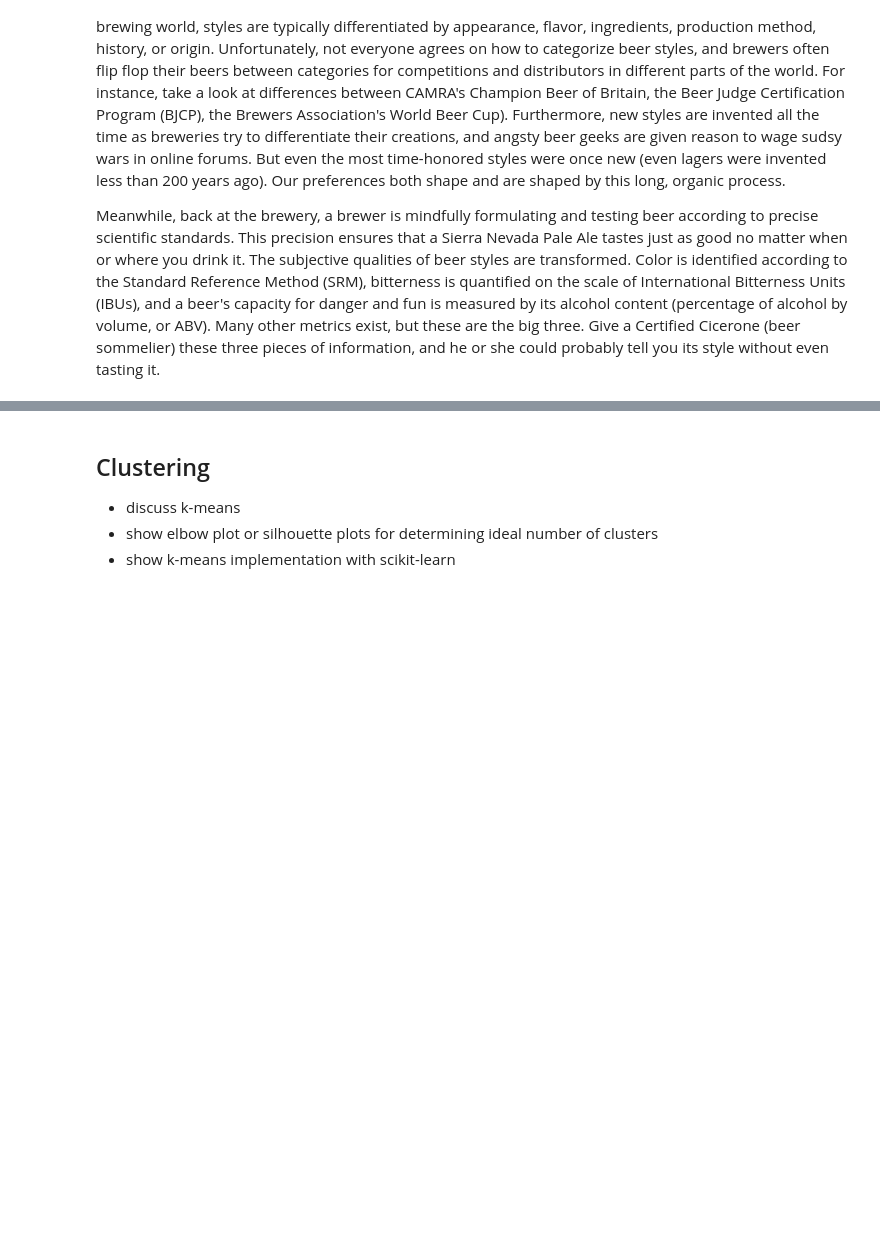
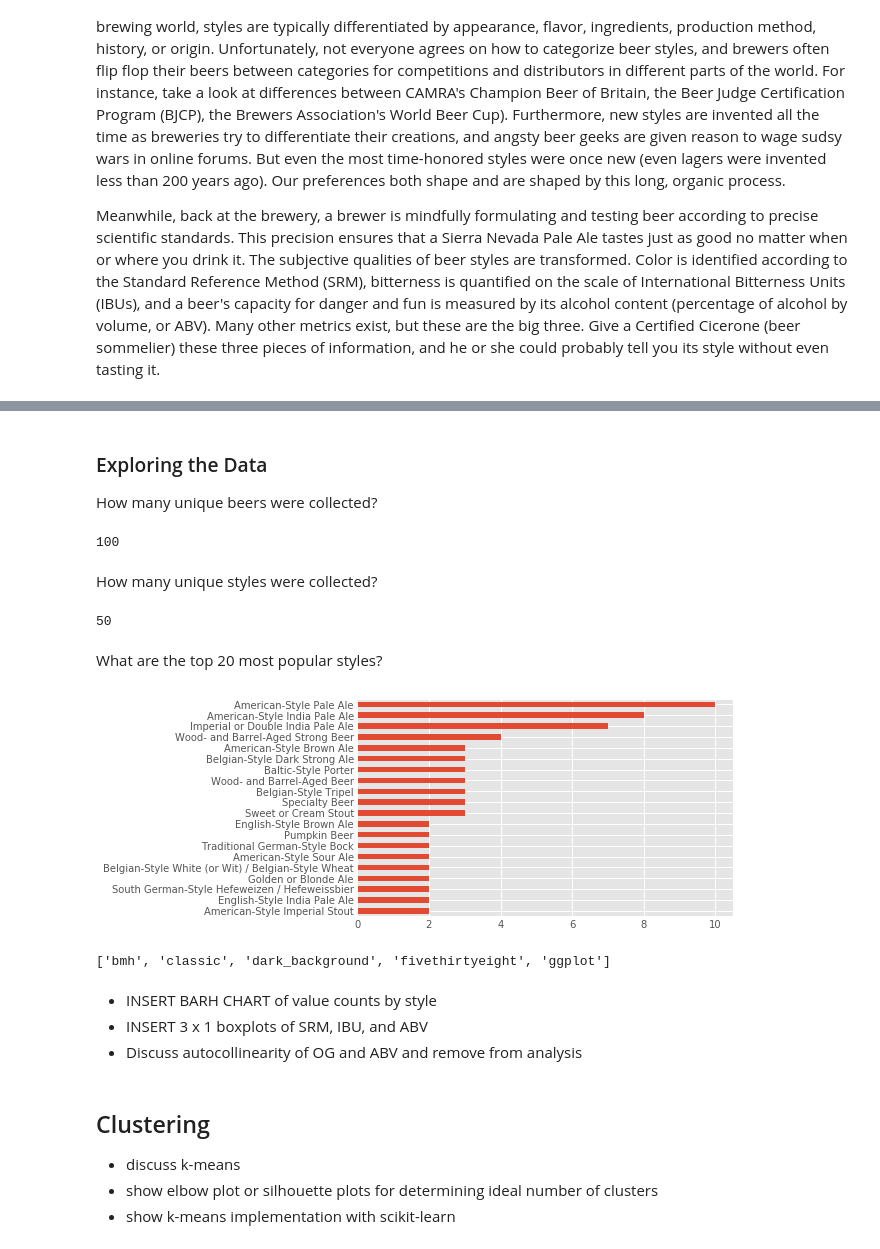
Before and after one commit to mrstepanovic/suds, a Jupyter notebook: beer_clustering.ipynb, the cells around one changed output, grey strips where cells are left out. Drawn from its saved outputs; the diff is of its cells as text; code cells hidden in the pictures; blank space fills up the shorter version.

Commit message:
improved functions in bdb_utils and added lots of docs to nb

```diff
--- a/beer_clustering.ipynb
+++ b/beer_clustering.ipynb
@@ -27,0 +26,10 @@ Python, pandas, matplotlib, scikit-learn
+# %%
+# Add your API key here.
+API_KEY = "c7638c9e8a98b169c092481ba409bd9f"
+URL = "http://api.brewerydb.com/v2/beers/"
+
+# Set parameters for BreweryDB's API.
+params = dict(key=API_KEY, withBreweries='Y')
+
+# Attempt to download 10,000 randomly-chosen beers from the database.
+beer_data = bdb_utils.download_data(URL, params, 100, False)
@@ -28,3 +41,35 @@ Python, pandas, matplotlib, scikit-learn
+# %% [markdown]
+### Exploring the Data
+
+How many unique beers were collected?
+# %%
+beer_data['Beer Name'].nunique()
+# %% [output]
+100
+# %% [markdown]
+How many unique styles were collected?
+# %%
+beer_data['Style'].nunique()
+# %% [output]
+50
+# %% [markdown]
+What are the top 20 most popular styles?
+# %%
+import matplotlib.pyplot as plt
+%matplotlib inline
+plt.style.use('ggplot')
+bdb_utils.plot_styles(beer_data, 20)
+# %% [output]
+[figure, added]
+# %%
+
+plt.style.available[:5]
+# %% [output]
+['bmh', 'classic', 'dark_background', 'fivethirtyeight', 'ggplot']
+# %% [markdown]
+* INSERT BARH CHART of value counts by style
+* INSERT 3 x 1 boxplots of SRM, IBU, and ABV
+* Discuss autocollinearity of OG and ABV and remove from analysis
 # %% [markdown]
 ## Clustering
 * discuss k-means
```
Also changed, not shown: parts of 5 cells of this notebook, 2 other files.
